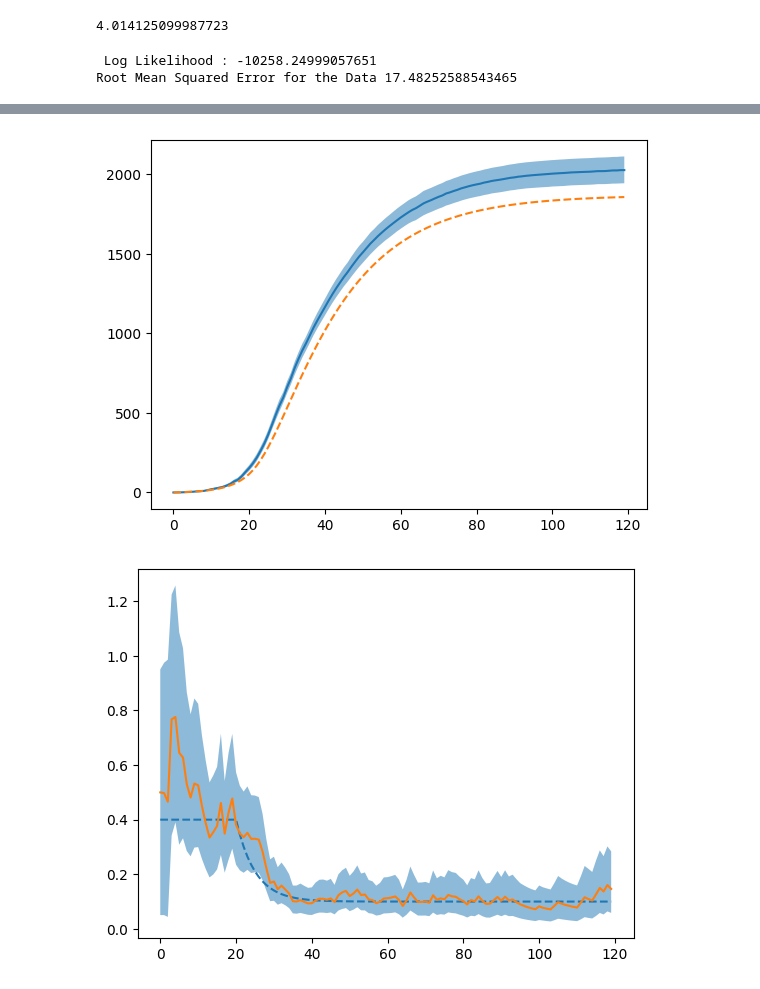
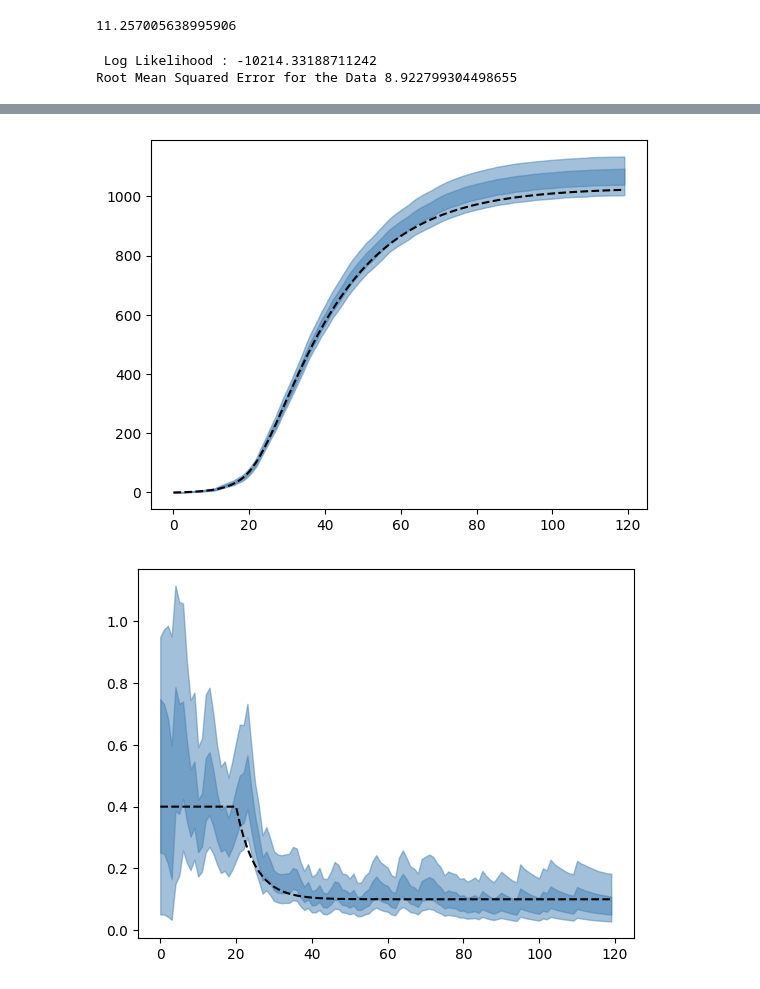
Before and after one commit to Averydx/PMCMC, a Jupyter notebook: examples/pmcmc_seir_calvetti.ipynb, the cells around one changed output, grey strips where cells are left out. Drawn from its saved outputs; the diff is of its cells as text; code cells hidden in the pictures.

```diff
--- a/examples/pmcmc_seir_calvetti.ipynb
+++ b/examples/pmcmc_seir_calvetti.ipynb
@@ -12,8 +12,8 @@ from math_utils import nbinom_logpmf,poisson_logpmf
 # %%
 '''Import data'''
 
-data = pd.read_csv('..\\data_sets\\calvetti_data_poisson.csv').to_numpy()
-state = pd.read_csv('..\\data_sets\\calvetti_state_poisson.csv').to_numpy()
+data = pd.read_csv('../data_sets/calvetti_data_poisson.csv').to_numpy()
+state = pd.read_csv('../data_sets/calvetti_state_poisson.csv').to_numpy()
 # %%
 def SEIR_model(particles,observations,t,dt,model_params,rng):
     '''Definition of SEIR model as described in Calvetti's paper. Difference
@@ -36,19 +36,19 @@ def SEIR_model(particles,observations,t,dt,model_params,rng):
     for index in range(particles.shape[0]):
 
         new_E = (particles[index,4,t] * (particles[index, 1, t] + 0.1 * particles[index, 2, t]) * particles[index, 0, t])/np.sum(particles[index,:,t]) * dt
-        new_E = np.exp(np.log(new_E) + state_diff/np.sum(particles[index,:,t]) * rng.normal(0,1))
+        new_E = np.exp(np.log(new_E) + state_diff/np.sum(particles[index,:,t]) * rng.normal(0,np.sqrt(dt)))
 
         new_I = (eta * particles[index,1,t]) * dt
-        new_I = np.exp(np.log(new_I) + state_diff * rng.normal(0,1))
+        new_I = np.exp(np.log(new_I) + state_diff * rng.normal(0,np.sqrt(dt)))
 
         new_ER = (gamma * particles[index,1,t]) * dt
-        new_ER = np.exp(np.log(new_ER) + state_diff * rng.normal(0,1))
+        new_ER = np.exp(np.log(new_ER) + state_diff * rng.normal(0,np.sqrt(dt)))
 
         new_IR = (gamma * particles[index,2,t]) * dt
-        new_IR = np.exp(np.log(new_IR) + state_diff * rng.normal(0,1))
+        new_IR = np.exp(np.log(new_IR) + state_diff * rng.normal(0,np.sqrt(dt)))
 
         new_D = (0.004 * particles[index,2,t]) * dt
-        new_D = np.exp(np.log(new_D) + state_diff * rng.normal(0,1))
+        new_D = np.exp(np.log(new_D) + state_diff * rng.normal(0,np.sqrt(dt)))
 
         particles[index,0,t] = np.maximum(0.,particles[index,0,t] - new_E) #S
         particles[index,1,t] = np.maximum(0.,particles[index,1,t] + new_E - new_I - new_ER) #E
@@ -118,28 +118,28 @@ output = particlefilter(data = data,
 
 print(perf_counter() - t)
 # %% [output]
-4.014125099987723
+11.257005638995906
 # %%
 print(f" Log Likelihood : {np.sum(output['Log_likelihood'])}")
 
 print(f"Root Mean Squared Error for the Data {np.sqrt(np.mean((data - np.mean(output['particle_observations'][:,0,:]))**2))}")
 
 for i in range(4):
-    plt.fill_between(t_vec[::int(1/dt)],np.percentile(output['particle_distribution'][:,i,:].T,5,axis = 1),np.percentile(output['particle_distribution'][:,i,:].T,95,axis = 1),alpha = 0.5)
-    plt.plot(np.average(output['particle_distribution'][:,i,:],weights = np.exp(output['log_weights']),axis = 0))
-    plt.plot(t_vec,state[i,:].T,'--')
+    plt.fill_between(t_vec[::int(1/dt)],np.percentile(output['particle_distribution'][:,i,:].T,5,axis = 1),np.percentile(output['particle_distribution'][:,i,:].T,95,axis = 1),alpha = 0.5,color = 'steelblue')
+    plt.fill_between(t_vec[::int(1/dt)],np.percentile(output['particle_distribution'][:,i,:].T,25,axis = 1),np.percentile(output['particle_distribution'][:,i,:].T,75,axis = 1),alpha = 0.5,color = 'steelblue')
+    plt.plot(t_vec,state[:,i],'--',color = 'black')
     plt.show()
 
-plt.plot(t_vec,betas,'--')
-plt.fill_between(t_vec[::int(1/dt)],np.percentile(output['particle_distribution'][:,4,:].T,5,axis = 1),np.percentile(output['particle_distribution'][:,4,:].T,95,axis = 1),alpha = 0.5)
-plt.plot(np.average(output['particle_distribution'][:,4,:],weights = np.exp(output['log_weights']),axis = 0))
+plt.plot(t_vec,betas,'--',color = 'black')
+plt.fill_between(t_vec[::int(1/dt)],np.percentile(output['particle_distribution'][:,4,:].T,5,axis = 1),np.percentile(output['particle_distribution'][:,4,:].T,95,axis = 1),alpha = 0.5,color = 'steelblue')
+plt.fill_between(t_vec[::int(1/dt)],np.percentile(output['particle_distribution'][:,4,:].T,25,axis = 1),np.percentile(output['particle_distribution'][:,4,:].T,75,axis = 1),alpha = 0.5,color = 'steelblue')
 plt.show()
 
 plt.title("Fit to Data")
 plt.xlabel('Time (Days)')
-plt.plot(t_vec[::int(1/dt)],data.T)
+plt.plot(t_vec[::int(1/dt)],data.T,'--',color = 'black')
 plt.fill_between(t_vec[::int(1/dt)],np.percentile(output['particle_observations'][:,0,:].T,5,axis = 1),np.percentile(output['particle_observations'][:,0,:].T,95,axis = 1),alpha = 0.5)
 plt.show()
 # %% [output]
- Log Likelihood : -10258.24999057651
-Root Mean Squared Error for the Data 17.48252588543465
+ Log Likelihood : -10214.33188711242
+Root Mean Squared Error for the Data 8.922799304498655
@@ -149,2 +149,2 @@ Root Mean Squared Error for the Data 17.48252588543465
-[figure, old version]
+[figure, new version]
-[figure, old version]
+[figure, new version]
```
Also changed, not shown: parts of 9 cells of this notebook, 5 other files.
